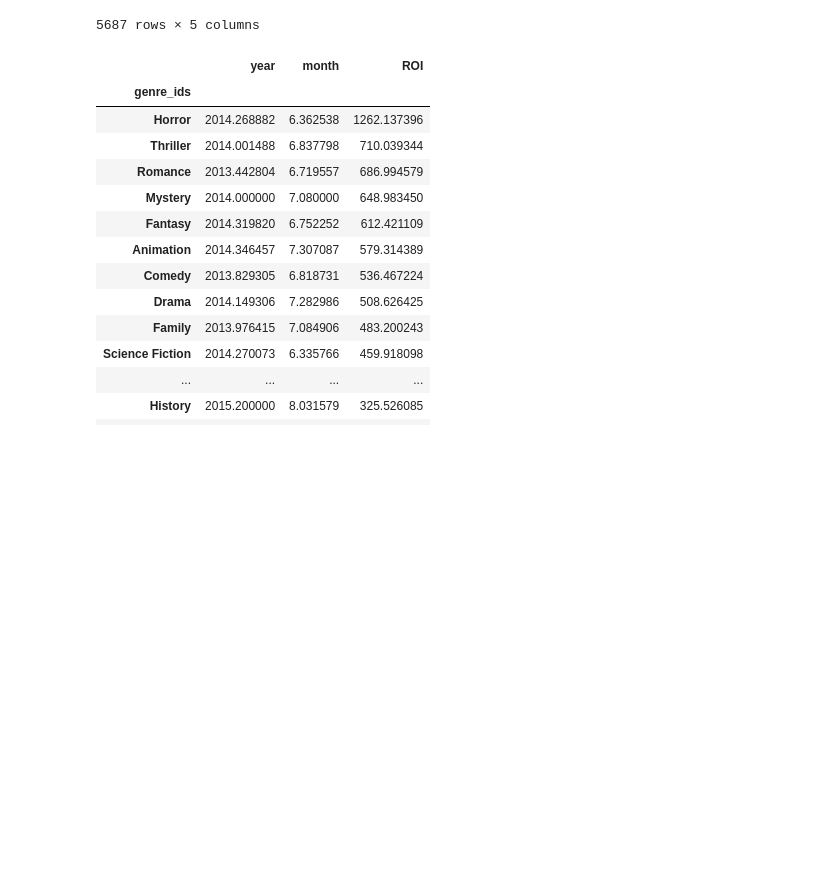
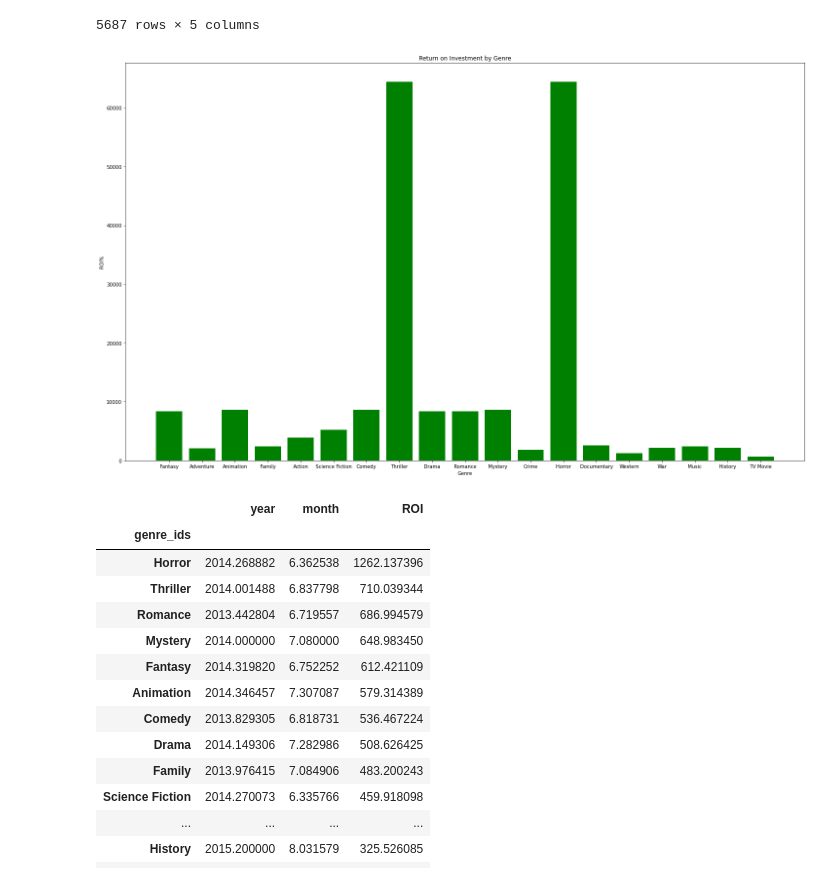
Before and after one commit to ElyLin/MovieAnalysisProject, a Jupyter notebook: Draft_with_recommendation.ipynb, the cells around one changed output. Drawn from its saved outputs; the diff is of its cells as text; code cells hidden in the pictures; blank space fills up the shorter version.

```diff
--- a/Draft_with_recommendation.ipynb
+++ b/Draft_with_recommendation.ipynb
@@ -374,3 +377,17 @@ month_genre_roi_title
+# %%
+#plot the mean ROI of each genre
+fig, ax = plt.subplots(figsize=(25, 15))# this makes us our blank peice of graph paper, and we can set a size
+Genre = month_genre_roi_title['genre_ids']
+ROI = month_genre_roi_title['ROI']
+ax.bar(
+    x = Genre,
+    height = ROI,
+    color = 'green')
+ax.set_xlabel('Genre')
+ax.set_ylabel('ROI%')
+ax.set_title('Return on Investment by Genre');
+# %% [output]
+[figure, added]
 # %%
 #let's make a new dataframe where it is clear what the mean Return on Investment is for each genre
 genre_roi = month_genre_roi_title.groupby(['genre_ids']).mean().sort_values('ROI', ascending=False)
```
Also changed, not shown: parts of 26 cells of this notebook.
